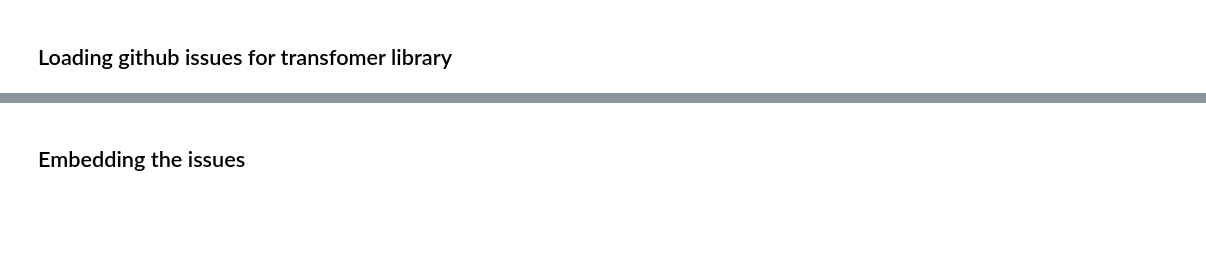
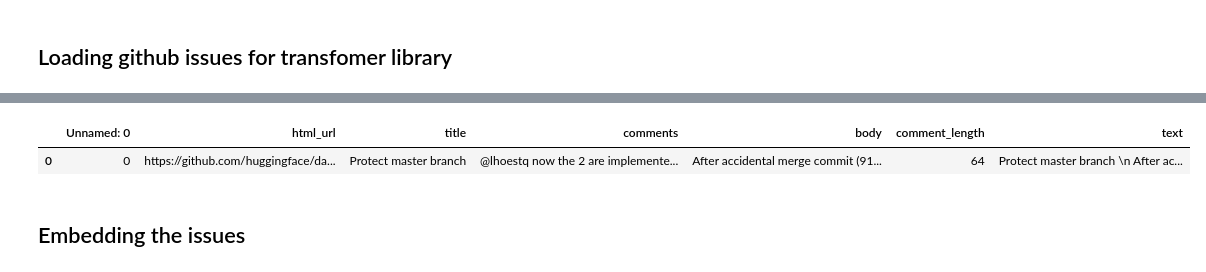
Before and after one commit to manaranjanp/RAG2Days, a Jupyter notebook: Embeddings/Similar_Problems_Search.ipynb, the cells around one changed output, grey strips where cells are left out. Saved outputs shown, nothing was run; the diff lists cells and outputs as text; code cells hidden in the pictures; blank space fills up the shorter version.

```diff
--- a/Embeddings/Similar_Problems_Search.ipynb
+++ b/Embeddings/Similar_Problems_Search.ipynb
@@ -19,3 +68,8 @@ df = pd.read_csv("/content/gitissues.csv")  # update this path
+# %%
+df[0:1]
+# %% [output]
+|  | Unnamed: 0 | html_url | title | comments | body | comment_length | text |
+| 0 | 0 | https://github.com/huggingface/da... | Protect master branch | @lhoestq now the 2 are implemente... | After accidental merge commit (91... | 64 | Protect master branch \n After ac... |
 # %% [markdown]
 ## Embedding the issues
 # %%
```
Also changed, not shown: parts of 5 cells of this notebook, 2 other files.
